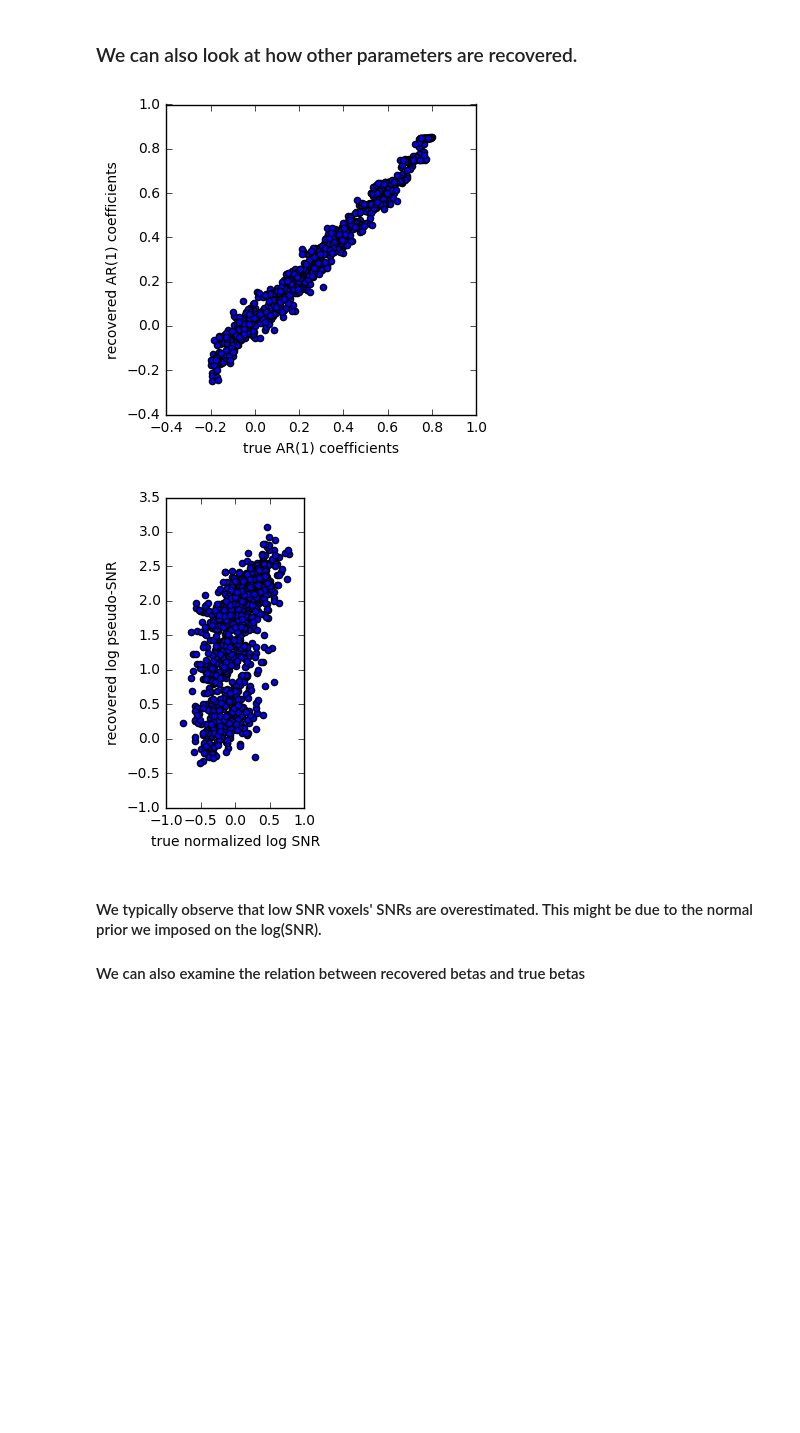
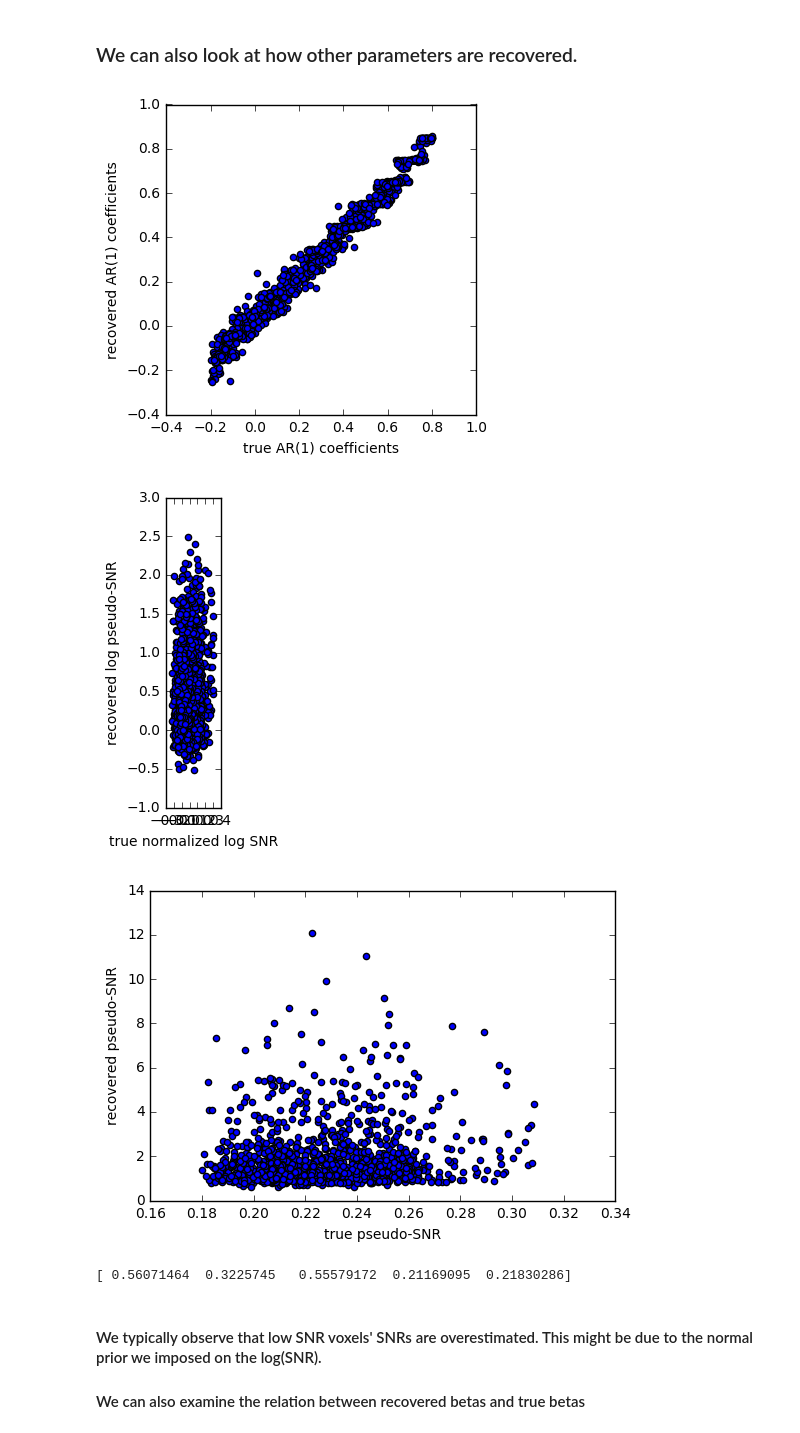
Before and after one commit to brainiak/brainiak, a Jupyter notebook: examples/reprsimil/gbrsa_group_representational_similarity_estimate_example.ipynb, the cells around one changed output. Drawn from its saved outputs; the diff is of its cells as text; code cells hidden in the pictures; blank space fills up the shorter version.

```diff
--- a/examples/reprsimil/gbrsa_group_representational_similarity_estimate_example.ipynb
+++ b/examples/reprsimil/gbrsa_group_representational_similarity_estimate_example.ipynb
@@ -42,9 +42,9 @@ In typical fMRI analysis, some nuisance regressors such as head motion, baseline
 ### We concatenate the design matrix by 2 to 3 times, mimicking 2 to 3 runs of identical timing
 ### Note that different subjects do not have to have the same number of voxels or time points. The timing of the task conditions of them can also differ. The simulation below reflects this
 # %%
-n_subj = 4
-n_run = np.arange(2, 2+n_subj)
-ROI_edge = np.arange(20, 20 + 5 * n_subj, 5)
+n_subj = 5
+n_run = np.random.random_integers(2, 6, n_subj)
+ROI_edge = nnp.random.random_integers(20, 40, n_subj)
 # We simulate "ROI" of a square shape
 design = [None] * n_subj
 for subj in range(n_subj):
@@ -57,7 +57,7 @@ for subj in range(n_subj):
     # We ignore it here.
 n_C = np.size(design[0].design_task, axis=1)
 # The total number of conditions.
-n_V = [roi_e**2 for roi_e in ROI_edge]
+n_V = [int(roi_e**2) for roi_e in ROI_edge]
 # The total number of simulated voxels
 n_T = [d.n_TR for d in design]
 # The total number of time points,
@@ -179,7 +179,7 @@ plt.show()
 L_full = np.linalg.cholesky(ideal_cov)
 
 # generating signal
-snr_level = np.random.rand(n_subj) * 0.4 + 0.1
+snr_level = np.random.rand(n_subj) * 0.6 + 0.1
 # Notice that accurately speaking this is not SNR.
 # The magnitude of signal depends not only on beta but also on x.
 # (noise_level*snr_level)**2 is the factor multiplied
@@ -314,7 +314,7 @@ gbrsa = GBRSA(nureg_method='PCA', n_nureg=20, auto_nuisance=True, logS_range=2,
             anneal_speed=20, prior_ts_cov='Full')
 # Initiate an instance
 
-z_score = True
+z_score = False
 if z_score:
     gbrsa.fit(X=Y_z, design=[d.design_task for d in design],scan_onsets=scan_onsets)
 else:
@@ -453,24 +453,37 @@ RMS error of standard RSA: 0.4065080955295375
 # %% [markdown]
 ### We can also look at how other parameters are recovered.
 # %%
-subj = 2
+subj = 3
 plt.scatter(rho1[subj], gbrsa.rho_[subj])
 plt.xlabel('true AR(1) coefficients')
 plt.ylabel('recovered AR(1) coefficients')
 ax = plt.gca()
 ax.set_aspect(1)
 plt.show()
 
 plt.scatter(np.log(snr[subj]) - np.mean(np.log(snr[subj])),
             np.log(gbrsa.nSNR_[subj]))
 plt.xlabel('true normalized log SNR')
 plt.ylabel('recovered log pseudo-SNR')
 ax = plt.gca()
 ax.set_aspect(1)
 plt.show()
+
+
+plt.scatter(snr[subj],
+            gbrsa.nSNR_[subj])
+plt.xlabel('true pseudo-SNR')
+plt.ylabel('recovered pseudo-SNR')
+ax = plt.gca()
+# ax.set_aspect(1)
+plt.show()
+
+print(snr_level)
 # %% [output]
-[figure, old version]
+[figure, new version]
-[figure, old version]
+[figure, new version]
+[figure, added]
+[ 0.56071464  0.3225745   0.55579172  0.21169095  0.21830286]
 # %% [markdown]
 #### We typically observe that low SNR voxels' SNRs are overestimated. This might be due to the normal prior we imposed on the log(SNR).
 #### We can also examine the relation between recovered betas and true betas
```
Also changed, not shown: parts of 14 cells of this notebook, 3 other files.
